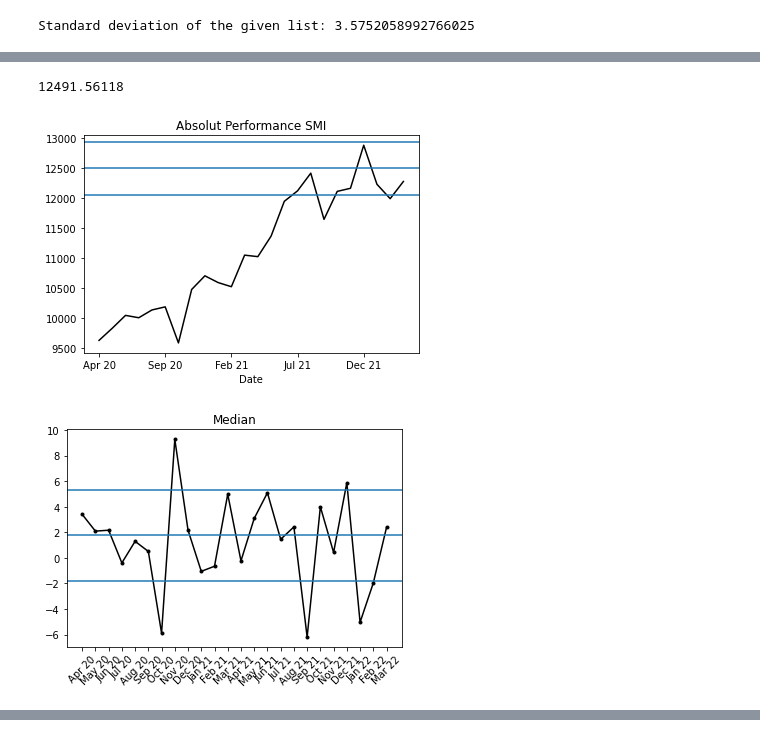
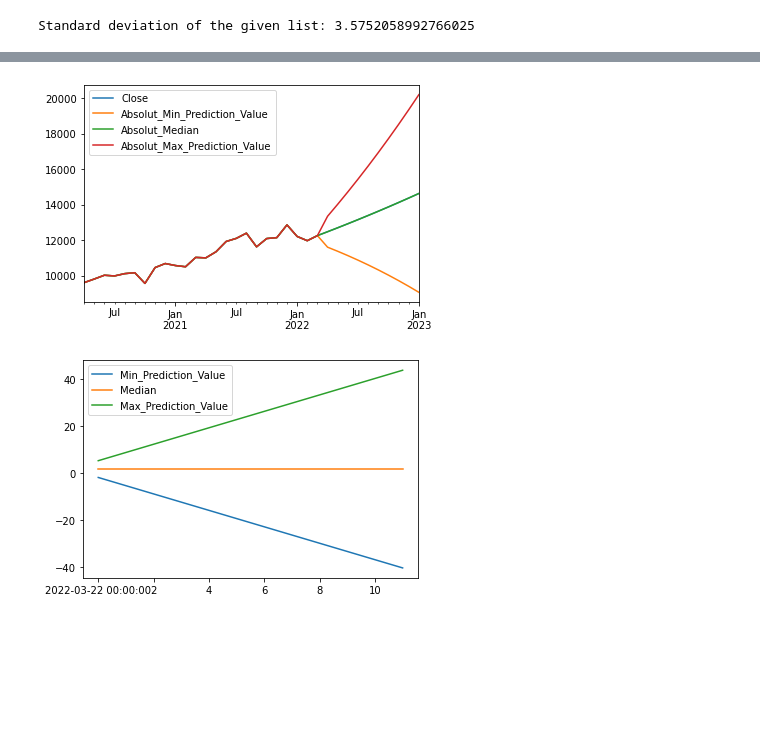
Before and after one commit to TobiasFatzer/STAT_Abgabe, a Jupyter notebook: STAT.ipynb, the cells around one changed output, grey strips where cells are left out. Drawn from its saved outputs; the diff is of its cells as text; code cells hidden in the pictures; blank space fills up the shorter version.

```diff
--- a/STAT.ipynb
+++ b/STAT.ipynb
@@ -165,27 +172,25 @@ ValueError: cannot set a row with mismatched columns
-# %%
-#Graph Calc
-dataframe["Close"].plot(title="Absolut Performance SMI", color='black')
-value = dataframe['Close'][-1] * (dataframe['Renditeverteilung'].median() / 100 + 1)
-print(value)
-plt.axhline(y=value)
-plt.axhline(y=dataframe['Close'][-1] * (df['Max_Prediction_Value'][-1]  / 100 + 1))
-plt.axhline(y=dataframe['Close'][-1] * (df['Min_Prediction_Value'][-1]  / 100 + 1))
-
-plt.show()
-
-
-#Generates Plot chart with Median as line.
-
-plt.figure()
-plt.plot(dataframe.index,dataframe['Renditeverteilung'], '.-', color='black')
-plt.axhline(y=dataframe['Renditeverteilung'].median() + statistics.pstdev(dataframe['Renditeverteilung']))
-plt.axhline(y=dataframe['Renditeverteilung'].median())
-plt.axhline(y=dataframe['Renditeverteilung'].median() - statistics.pstdev(dataframe['Renditeverteilung']))
-
-plt.title('Median')
-plt.xticks(rotation=45)
-plt.show()
-# %% [output]
-12491.56118
-[figure, removed]
-[figure, removed]
+# %%
+absolut_df = pd.DataFrame(dataframe['Close'])
+print(absolut_df.index[-1])
+absolut_df['Absolut_Min_Prediction_Value'] = dataframe['Close']
+absolut_df['Absolut_Median'] = dataframe['Close']
+absolut_df['Absolut_Max_Prediction_Value'] = dataframe['Close']
+
+
+
+for i in range(0, 10):
+    tmp2 = pd.DataFrame({
+         'Close':[absolut_df['Close'][len(absolut_df.index) - 1] * ((100 + df['Median'][len(df['Median']) - 1]) / 100)],
+         'Absolut_Min_Prediction_Value':[absolut_df['Close'][len(absolut_df.index) - 1] * ((100 + df['Min_Prediction_Value'][len(df['Min_Prediction_Value']) - 1]) / 100)],
+         'Absolut_Median':[absolut_df['Close'][len(absolut_df.index) - 1] * ((100 + df['Median'][len(df['Median']) - 1]) / 100)],
+         'Absolut_Max_Prediction_Value': [absolut_df['Close'][len(absolut_df.index) - 1] * ((100 + df['Max_Prediction_Value'][len(df['Max_Prediction_Value']) - 1]) / 100)]
+    }, index=[absolut_df.index[-1] + relativedelta(months=1)])
+
+    df.loc[len(df.index)] = [df['Min_Prediction_Value'][len(df['Min_Prediction_Value'])-1] - allValStandartabweichung, allValMedian, df['Max_Prediction_Value'][len(df['Max_Prediction_Value']) - 1] + allValStandartabweichung]
+
+    absolut_df = pd.concat([absolut_df, tmp2])
+
+absolut_df.plot()
+df.plot()
+absolut_df
+# %% [output]
@@ -191,0 +215,2 @@ plt.show()
+[figure, added]
+[figure, added]
```
Also changed, not shown: parts of 7 cells of this notebook.
